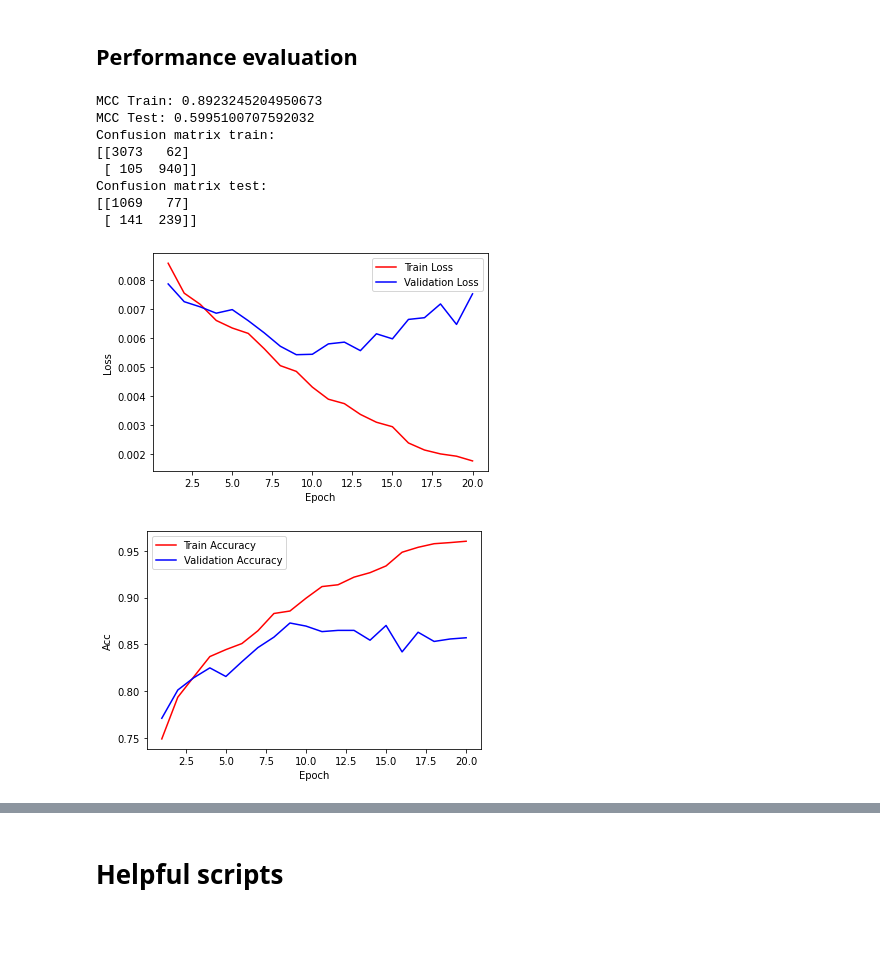
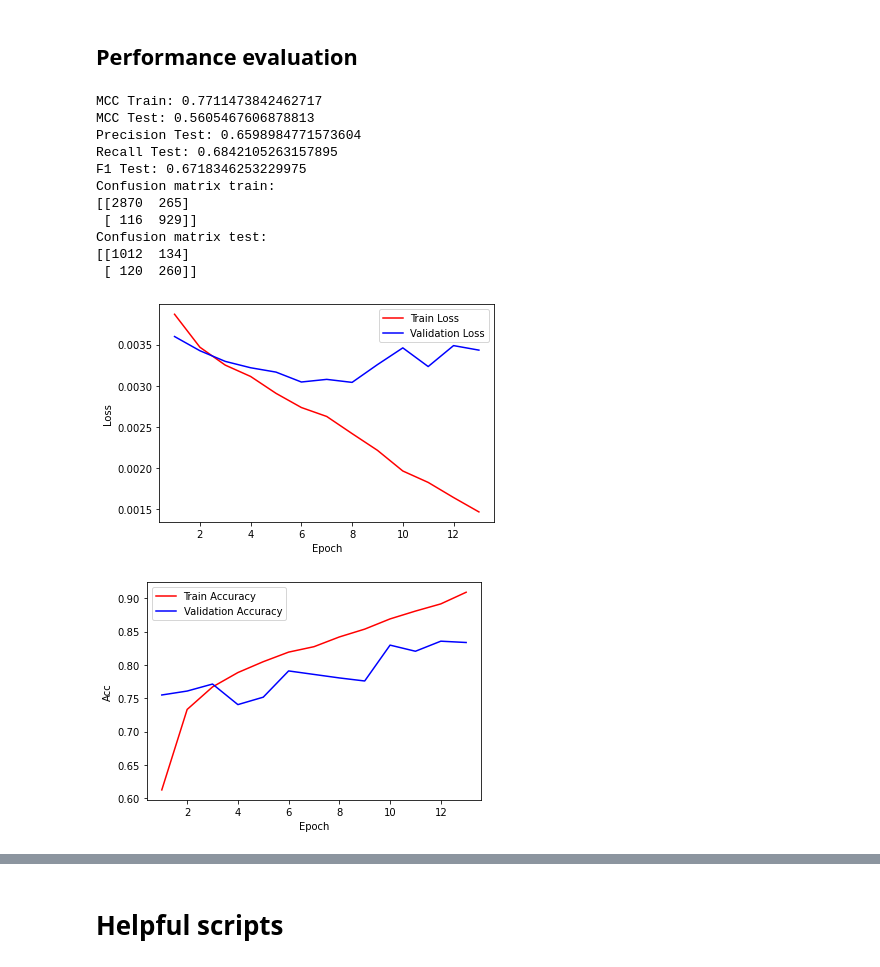
Before and after one commit to HenriettaHolze/TCR-pMHC-prediction, a Jupyter notebook: 001.vanilla_model/vanilla_network.ipynb, the cells around one changed output, grey strips where cells are left out. Saved outputs shown, nothing was run; the diff lists cells and outputs as text; code cells hidden in the pictures; blank space fills up the shorter version.

Commit message:
early stopping, weighted loss, bug in network

```diff
--- a/001.vanilla_model/vanilla_network.ipynb
+++ b/001.vanilla_model/vanilla_network.ipynb
@@ -94,6 +96,9 @@ _, input_size, n_features = X_train.shape
 num_classes = 1
 # learning_rate = 0.01
 learning_rate = 0.001
+
+loss_weight = sum(y_train) / len(y_train)
+print("loss weight", loss_weight)
 
 class Net(nn.Module):
     def __init__(self,  num_classes):
@@ -142,7 +147,7 @@ class Net(nn.Module):
         x, (h, c) = self.rnn(x)
         cat = torch.cat((h[-2, :, :], h[-1, :, :]), dim=1)
         cat = self.drop(cat)
-        x = torch.sigmoid(self.fc1(x))
+        x = torch.sigmoid(self.fc1(cat))
         ########
 
         return x
@@ -151,7 +156,8 @@ class Net(nn.Module):
 net = Net(num_classes=num_classes).to(device)
 
 # Loss and optimizer
-criterion = nn.BCELoss()
+# criterion = nn.BCELoss()
+criterion = nn.BCELoss(reduction='none')  # for weighted loss
 # optimizer = optim.SGD(net.parameters(), lr=learning_rate)
 optimizer = optim.Adam(net.parameters(), lr=learning_rate,
     weight_decay=0.0005,
@@ -166,6 +174,10 @@ train_acc, train_loss = [], []
 valid_acc, valid_loss = [], []
 losses = []
 val_losses = []
+
+# for early stopping
+no_epoch_improve = 0
+min_val_loss = np.Inf
 
 for epoch in range(num_epochs):
     cur_loss = 0
@@ -180,7 +192,12 @@ for epoch in range(num_epochs):
         optimizer.zero_grad()
         output = net(X_batch)
 
-        batch_loss = criterion(output, target_batch)
+        # calculate weighted loss
+        intermediate_loss = criterion(output, target_batch)
+        weights = torch.FloatTensor(abs(target_batch - loss_weight))
+        batch_loss = torch.mean(weights * intermediate_loss)
+        # batch_loss = criterion(output, target_batch)
+
         batch_loss.backward()
         optimizer.step()
 
@@ -201,7 +218,11 @@ for epoch in range(num_epochs):
 
             output = net(x_batch_val)
 
-            val_batch_loss = criterion(output, y_batch_val)
+            # calculate weighted loss
+            intermediate_loss = criterion(output, y_batch_val)
+            weights = torch.FloatTensor(abs(y_batch_val - loss_weight))
+            val_batch_loss = torch.mean(weights * intermediate_loss)
+            # val_batch_loss = criterion(output, y_batch_val)
 
             preds = np.round(output.detach())
             val_preds += list(preds.data.numpy().flatten())
@@ -232,5 +253,15 @@ for epoch in range(num_epochs):
             "MCC val:",
             matthews_corrcoef(val_targs, val_preds),
         )
+
+    # Early stopping: no improvement in validation loss in 5 consecutive epochs
+    if (val_loss / len(X_val)).item() < min_val_loss:
+        no_epoch_improve = 0
+        min_val_loss = (val_loss / len(X_val))
+    else:
+        no_epoch_improve +=1
+    if no_epoch_improve == 5:
+        print("Early stopping\n")
+        break
 # %% [output]
 Epoch: 1
@@ -255,37 +286,48 @@ MCC Train: 0.8923245204950673 MCC val: 0.5995100707592032
 # %%
 epoch = np.arange(1, len(train_acc) + 1)
 plt.figure()
 plt.plot(epoch, losses, "r", epoch, val_losses, "b")
 plt.legend(["Train Loss", "Validation Loss"])
 plt.xlabel("Epoch"), plt.ylabel("Loss")
 
 epoch = np.arange(1, len(train_acc) + 1)
 plt.figure()
 plt.plot(epoch, train_acc, "r", epoch, valid_acc, "b")
 plt.legend(["Train Accuracy", "Validation Accuracy"])
 plt.xlabel("Epoch"), plt.ylabel("Acc")
 
 # print("Train accuracy:", train_acc, sep = "\n")
 # print("Validation accuracy:", valid_acc, sep = "\n")
 
 from sklearn.metrics import matthews_corrcoef
 
 print("MCC Train:", matthews_corrcoef(train_targs, train_preds))
 print("MCC Test:", matthews_corrcoef(val_targs, val_preds))
 
+prec_val = metrics.precision_score(val_targs, val_preds)
+rec_val = metrics.recall_score(val_targs, val_preds)
+f1_val = 2 * ((prec_val * rec_val) / (prec_val + rec_val))
+
+print("Precision Test:", prec_val)
+print("Recall Test:", rec_val)
+print("F1 Test:", f1_val)
+
 print("Confusion matrix train:", confusion_matrix(train_targs, train_preds), sep="\n")
 print("Confusion matrix test:", confusion_matrix(val_targs, val_preds), sep="\n")
 # %% [output]
-MCC Train: 0.8923245204950673
-MCC Test: 0.5995100707592032
+MCC Train: 0.7711473842462717
+MCC Test: 0.5605467606878813
+Precision Test: 0.6598984771573604
+Recall Test: 0.6842105263157895
+F1 Test: 0.6718346253229975
 Confusion matrix train:
-[[3073   62]
- [ 105  940]]
+[[2870  265]
+ [ 116  929]]
 Confusion matrix test:
-[[1069   77]
- [ 141  239]]
+[[1012  134]
+ [ 120  260]]
-[figure, old version]
+[figure, new version]
-[figure, old version]
+[figure, new version]
 # %%
 def plot_roc(targets, predictions):
     # ROC
```
Also changed, not shown: parts of 7 cells of this notebook.
